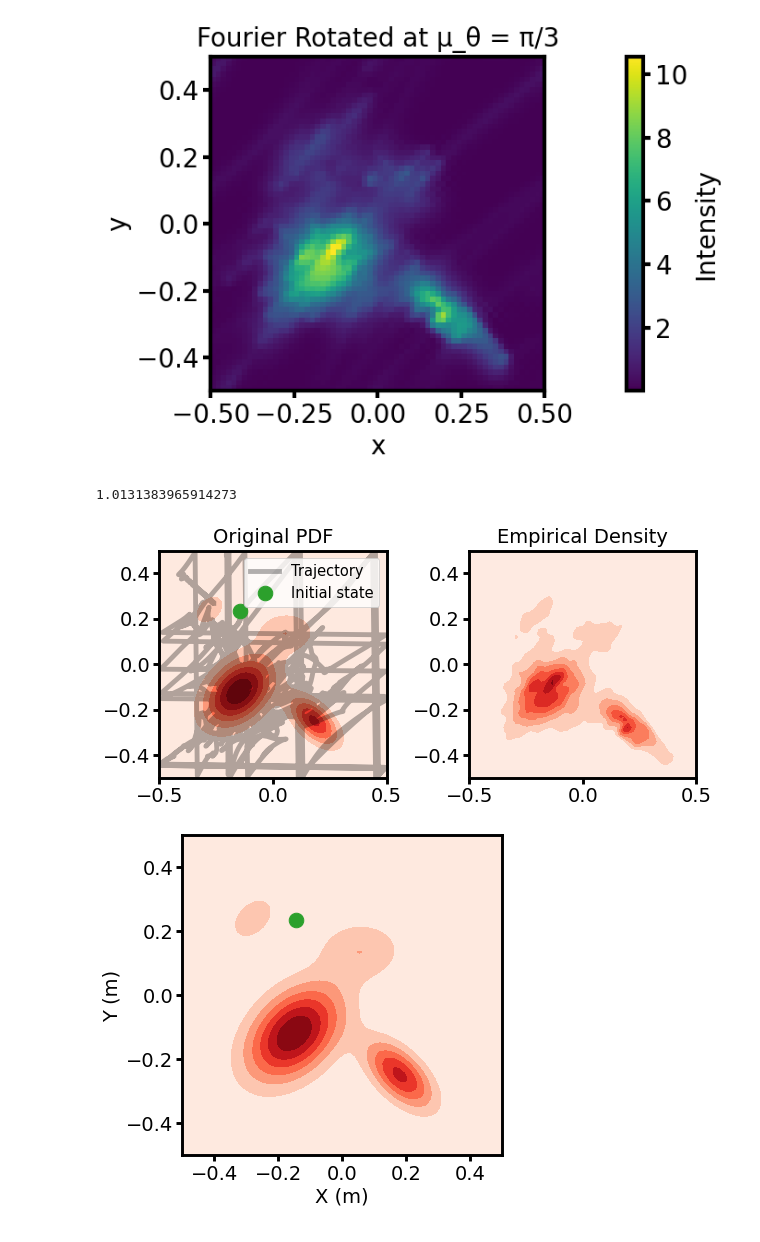
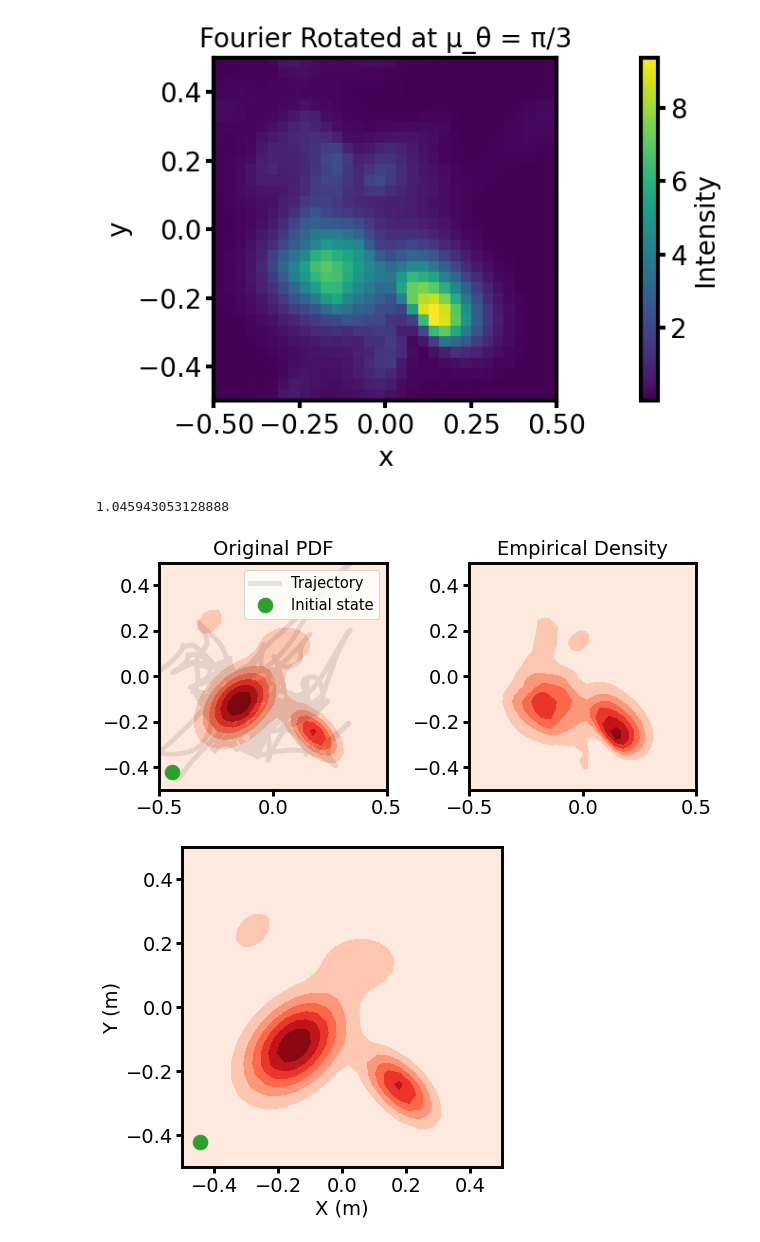
Before and after one commit to Justus-ui/Ergodic_control, a Jupyter notebook: SMC_ergodic_control_FFT_interpolate_loss.ipynb, the cells around one changed output. Saved outputs shown, nothing was run; the diff lists cells and outputs as text; code cells hidden in the pictures.

Commit message:
tried adding boundary moved some irrelevant notebooks

```diff
--- a/SMC_ergodic_control_FFT_interpolate_loss.ipynb
+++ b/SMC_ergodic_control_FFT_interpolate_loss.ipynb
@@ -29,15 +31,17 @@ def distribution(x, y, x0, y0, mu_theta, sigma, kappa):
     dist = gaussian * norm * angular
     return dist
 # %%
-L = [.5,.5] ### lower = 0 assumed
+boundary_shift = 1. ### Increase boundary to better deal with constraints keep in mind that in this case you also have to increase the number of coefficients to allow for appropriate results
+L = [.5 * boundary_shift,.5 * boundary_shift] ### lower = -L assumed
 ### Grid
-N_orig = 64 ### Change this to increase number of coeffs
+N_orig = 32 ### Change this to increase number of coeffs
+ # shifts the boundary by this factor see below. Used to deal with the periodic boundary constraints of the FFT
 x_orig = np.linspace(-L[0], L[0], N_orig)
 y_orig = np.linspace(-L[1], L[1], N_orig)
 X_orig, Y_orig = np.meshgrid(x_orig, y_orig)
 
 ### Params of precomputed distribution
-sigma = 0.05
+sigma = 0.1
 kappa = 5
 
 ## Inital position
@@ -106,16 +110,16 @@ def get_coeffs_spline(
     coords = np.array([freq_y_map, freq_x_map])
 
     # 3. Interpolate complex values (fast: prefiltered, prefilter=False)
-    def interp(F_complex):
+    def interp(F_complex, coords):
         F_real = np.real(F_complex)
         F_imag = np.imag(F_complex)
         real = map_coordinates(F_real, coords, order=order, prefilter=False, mode='reflect')
         imag = map_coordinates(F_imag, coords, order=order, prefilter=False, mode='reflect')
         return real + 1j * imag
 
-    F_rot = interp(F_spline)
-    dF_dkx_rot = interp(dF_dkx_spline)
-    dF_dky_rot = interp(dF_dky_spline)
+    F_rot = interp(F_spline, coords)
+    dF_dkx_rot = interp(dF_dkx_spline, coords)
+    dF_dky_rot = interp(dF_dky_spline, coords)
 
     F_rot = np.fft.ifftshift(F_rot)
     dF_dkx_rot = np.fft.ifftshift(dF_dkx_rot)
@@ -245,8 +299,8 @@ lamk_list = lamk_list.reshape(N_orig, N_orig)
 # %%
 dt = 0.01
-tsteps = 50001
+tsteps = 100001
 ud = .2 # max desired linear velocity
-u_omega = np.pi * 2 # desired max angular velocity
+u_omega = np.pi # desired max angular velocity
 
 def dyn(xt, ut):
     x, y, theta = xt
@@ -272,7 +326,7 @@ for t in range(tsteps):
 
     fk_xt_all *= N * dx * dy # Normalize
     dfk_xt_all *= N * dx * dy # Normalize
-    theta = xt[2]
+    x,y,theta = xt
 
     # Accumulate coefficients over time
     ck_list_update += fk_xt_all * dt
@@ -300,12 +354,16 @@ for t in range(tsteps):
         omega = np.clip(omega, -u_omega, u_omega)
         ut = np.array([v, omega])
 
+    ##### Steer away from boundary this dramiatically reduces convergence opposed to periodic boundaries
+    #ut = adjust_control_with_nonlinear_penalty(xt, ut, L, boundary_threshold=0.1, ud=ud, u_omega=u_omega)
+
     xt = step(xt, ut)
     x_traj[t] = xt.copy()
 
+
     ### Problems with perodicity of Fourier transform under unicycle model! For the Spherical sets we defined a barrier function cf. Simulation\notebooks\smc_ergodic_unicycle.ipynb
-    xt[0] = (xt[0] + 0.5) % 1 - 0.5
-    xt[1] = (xt[1] + 0.5) % 1 - 0.5
+    xt[0] = (xt[0] + L[0]) % 1 - L[0]
+    xt[1] = (xt[1] + L[1]) % 1 - L[1]
 
     # Calculate ergodic metric error (use full complex parts)
     err = F_target - (ck_list_update / (t * dt + dt))
@@ -336,45 +396,45 @@ Step 50000, Position: [-0.2611  0.2673], Heading: -27.713, Metric real: 0.13924,
 # %%
 #### Plot the results
 coeffs = (ck_list_update) / (tsteps * dt)
-Z_rotated_padded = np.fft.ifft2(coeffs, norm = 'forward')
+Z_rotated_padded = np.fft.ifft2(coeffs, norm = 'forward') / boundary_shift**2
 Z_rotated_padded = np.abs(Z_rotated_padded)
 Z_rotated = np.fft.ifftshift(Z_rotated_padded)
 Z_rotated = Z_rotated[idx_start:idx_end, idx_start:idx_end]
 fig, (ax2) = plt.subplots(1, 1, figsize=(18, 5))
-im2 = ax2.imshow(Z_rotated, extent=[-0.5, 0.5, -0.5, 0.5], origin='lower', cmap='viridis')
+im2 = ax2.imshow(Z_rotated, extent=[-L[0], L[0], -L[1] , L[1]], origin='lower', cmap='viridis')
 ax2.set_title('Fourier Rotated at μ_θ = π/3')
 ax2.set_xlabel('x')
 ax2.set_ylabel('y')
 plt.colorbar(im2, ax=ax2, label='Intensity')
 plt.tight_layout()
 plt.show()
 ## Check valid pdf
 print(Z_rotated.sum() * dx * dy)
 fig, axes = plt.subplots(1, 2, figsize=(9,5), dpi=70, tight_layout=True)
 ax = axes[0]
 ax.set_aspect('equal')
-ax.set_xlim(-0.5, 0.5)
-ax.set_ylim(-0.5, 0.5)
+ax.set_xlim(-L[0], L[0])
+ax.set_ylim(-L[1], L[1])
 ax.set_title(f'Original PDF')
 ax.contourf(X_orig, Y_orig, Z_target.reshape(X_orig.shape), cmap='Reds')
-ax.plot(x_traj[::10, 0], x_traj[::10, 1], linestyle='-', marker='', color='k', alpha=0.3, label='Trajectory')
+ax.plot(x_traj[::10, 0], x_traj[::10, 1], linestyle='-', marker='', color='k', alpha=0.1, label='Trajectory')
 ax.plot(x_traj[0, 0], x_traj[0, 1], linestyle='', marker='o', markersize=15, color='C2', alpha=1.0, label='Initial state')
 ax.legend(loc='upper right')
 
 ax2 = axes[1]
 ax2.set_aspect('equal')
-ax.set_xlim(-0.5, 0.5)
-ax.set_ylim(-0.5, 0.5)
+ax.set_xlim(-L[0], L[0])
+ax.set_ylim(-L[1], L[1])
 ax2.set_title(f'Empirical Density')
 ax2.contourf(X_orig, Y_orig,
              Z_rotated.reshape(X_orig.shape),
              cmap='Reds')
 plt.tight_layout()
 plt.show()
 # %% [output]
-[figure, old version]
+[figure, new version]
-1.0131383965914273
+1.045943053128888
-[figure, old version]
+[figure, new version]
 # %%
 # Generate animation (takes about 1 minute)
 from IPython.display import HTML
@@ -406,4 +466,4 @@ def update_plot(frame):
 #video = ani.to_html5_video()
 #HTML(video)
 # %% [output]
-[figure, old version]
+[figure, new version]
```
Also changed, not shown: parts of 8 cells of this notebook, 5 other files.
